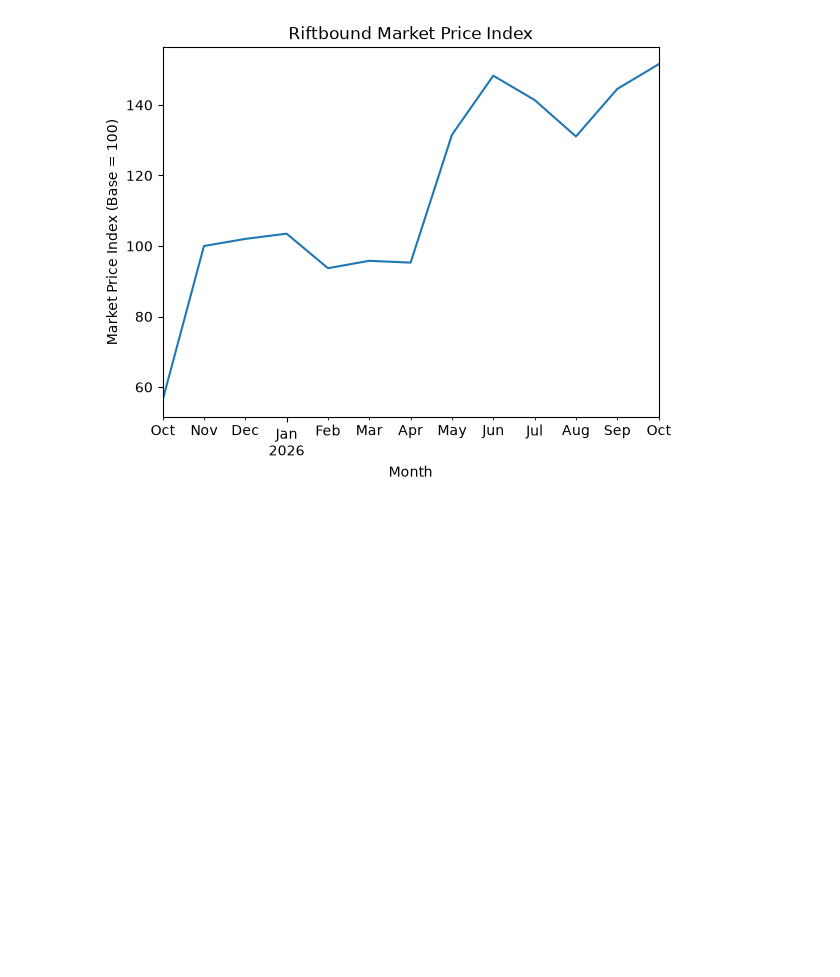
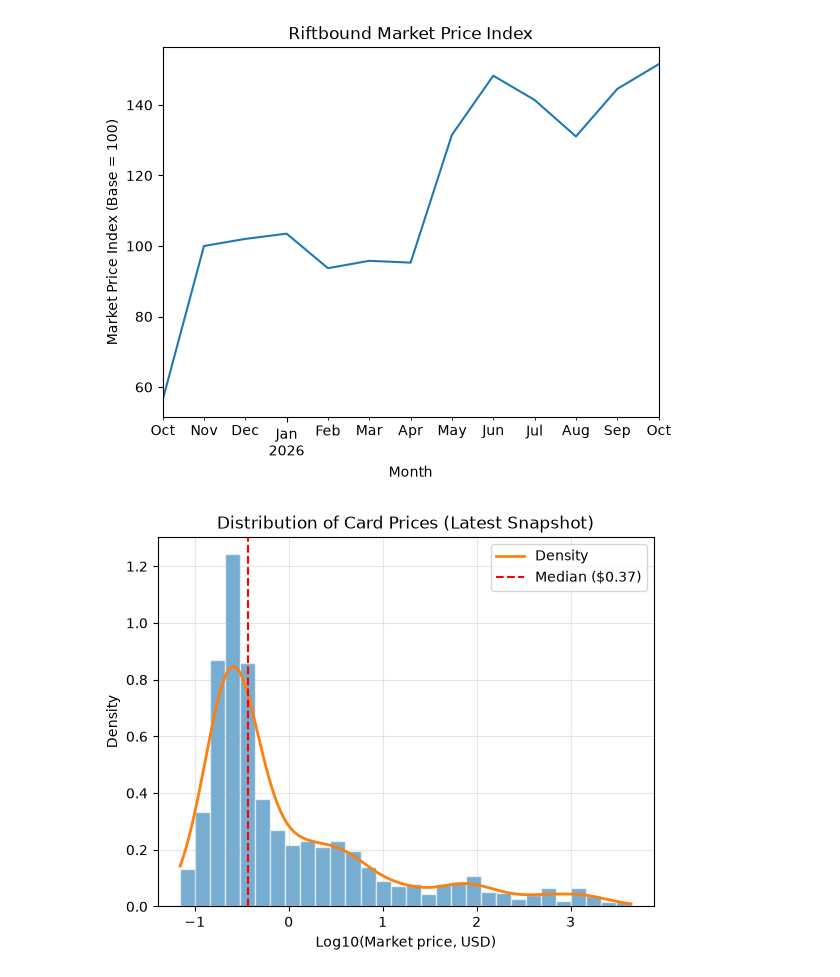
Before and after one commit to Ashalo/Collectible-Card-Market-Analysis, a Jupyter notebook: main.ipynb, the cells around one changed output. Cells and saved outputs as stored; diff of their text form; code cells hidden in the pictures; blank space fills up the shorter version.

Commit message:
more data exploration

```diff
--- a/main.ipynb
+++ b/main.ipynb
@@ -189,3 +191,30 @@ plt.title('Riftbound Market Price Index')
 plt.show()
 # %% [output]
 [figure]
+# %%
+import numpy as np
+import matplotlib.pyplot as plt
+from scipy.stats import gaussian_kde
+
+latest = singles[singles['snapshot_date'] == singles['snapshot_date'].max()]
+prices = latest['market_price_usd']
+log_data = np.log10(prices[prices > 0].dropna())   # log10(0) = -inf breaks the plot
+
+# Histogram as density so the line is on the same scale
+plt.hist(log_data, bins=30, density=True, alpha=0.6, edgecolor="white")
+
+# Smooth density line (KDE)
+x = np.linspace(log_data.min(), log_data.max(), 300)
+plt.plot(x, gaussian_kde(log_data)(x), linewidth=2, label="Density")
+
+# Optional: vertical median line
+plt.axvline(log_data.median(), color="red", linestyle="--", label=f"Median (${10**log_data.median():.2f})")
+
+plt.xlabel("Log10(Market price, USD)")
+plt.ylabel("Density")
+plt.title("Distribution of Card Prices (Latest Snapshot)")
+plt.grid(True, alpha=0.3)
+plt.legend()
+plt.show()
+# %% [output]
+[figure, added]
```
Also changed, not shown: parts of 3 cells of this notebook.
